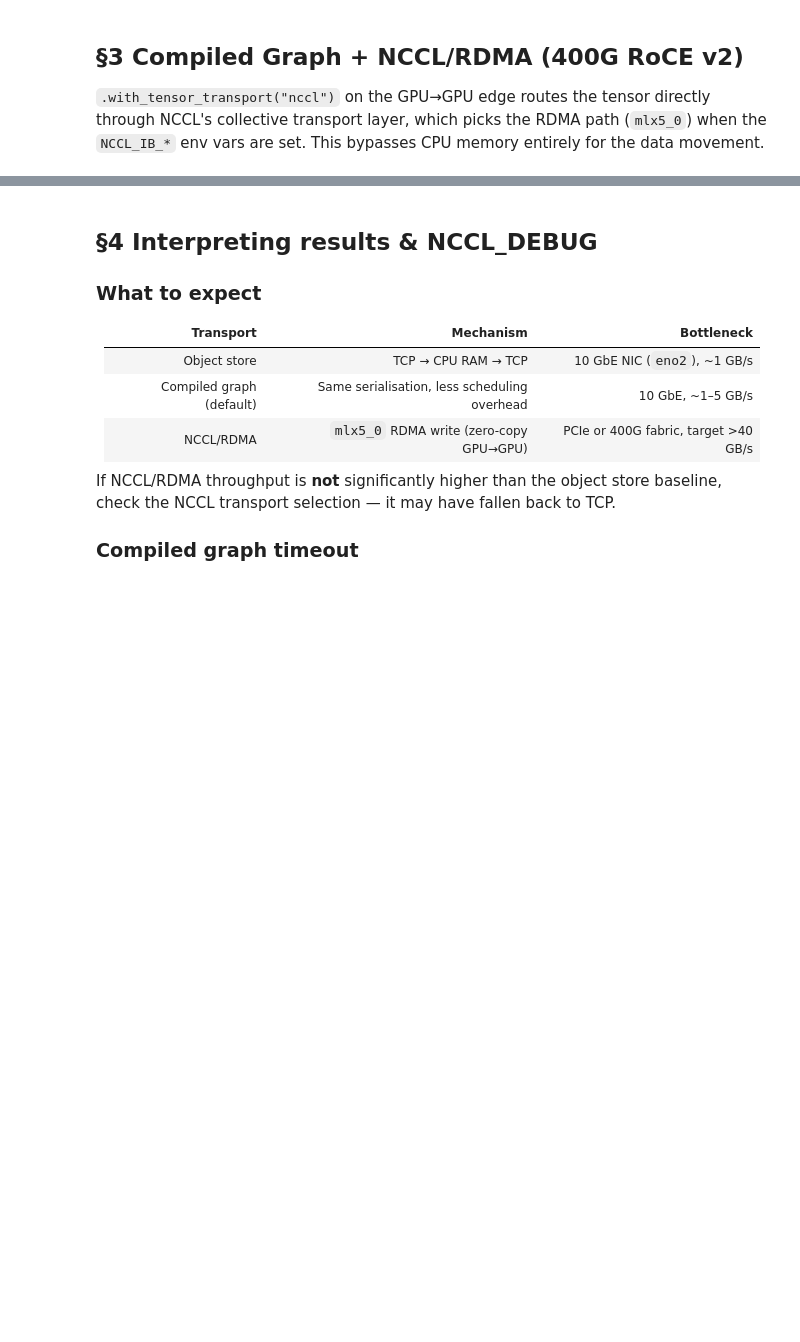
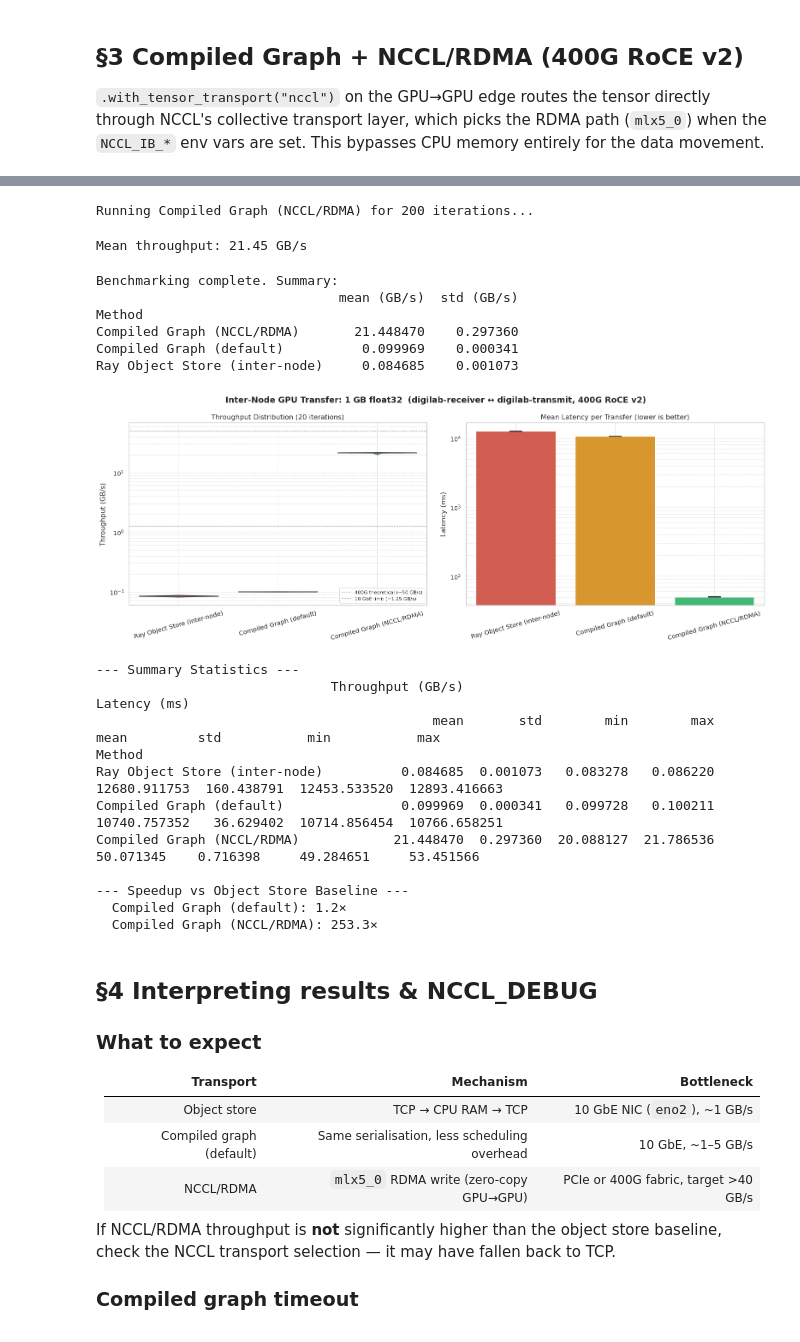
Before and after one commit to panoseti/panoseti_analysis, a Jupyter notebook: notebooks/benchmark/perf.ipynb, the cells around one changed output, grey strips where cells are left out. Cells and saved outputs as stored; diff of their text form; code cells hidden in the pictures; blank space fills up the shorter version.

```diff
--- a/notebooks/benchmark/perf.ipynb
+++ b/notebooks/benchmark/perf.ipynb
@@ -242,4 +263,4 @@ def benchmark_object_store(iterations=20):
     return pd.DataFrame(records)
 
 
-df_baseline = benchmark_object_store(iterations=2)
+df_baseline = benchmark_object_store(iterations=10)
@@ -295,6 +321,6 @@ def benchmark_compiled_graph_default(iterations=20):
         )
     return pd.DataFrame(records)
 
-df_default = benchmark_compiled_graph_default(iterations=2)
+df_default = benchmark_compiled_graph_default(iterations=10)
 print(f"Mean throughput: {df_default['Throughput (GB/s)'].mean():.2f} GB/s")
-compiled_dag_default.teardown()
+# compiled_dag_default.teardown()
@@ -344,12 +412,17 @@ def benchmark_compiled_graph_nccl(iterations=20):
     return pd.DataFrame(records)
 
 
-df_nccl = benchmark_compiled_graph_nccl(iterations=20)
+df_nccl = benchmark_compiled_graph_nccl(iterations=200)
 print(f"Mean throughput: {df_nccl['Throughput (GB/s)'].mean():.2f} GB/s")
-compiled_dag_nccl.teardown()
+# compiled_dag_nccl.teardown(kill_actors=True)
+# %% [output]
+Running Compiled Graph (NCCL/RDMA) for 200 iterations...
+Mean throughput: 21.45 GB/s
 # %%
-# df_results = pd.concat([df_baseline, df_default, df_nccl], ignore_index=True)
-df_results = pd.concat([df_nccl], ignore_index=True)
+df_results = pd.concat([df_baseline, df_default, df_nccl], ignore_index=True)
+# df_results = pd.concat([df_baseline, df_nccl], ignore_index=True)
+# df_results = pd.concat([df_nccl], ignore_index=True)
+
 
 print("\nBenchmarking complete. Summary:")
 print(
@@ -358,6 +431,13 @@ print(
     .rename(columns={"mean": "mean (GB/s)", "std": "std (GB/s)"})
     .to_string()
 )
+# %% [output]
+Benchmarking complete. Summary:
+                               mean (GB/s)  std (GB/s)
+Method
+Compiled Graph (NCCL/RDMA)       21.448470    0.297360
+Compiled Graph (default)          0.099969    0.000341
+Ray Object Store (inter-node)     0.084685    0.001073
 # %%
 PALETTE = {
     "Ray Object Store (inter-node)": "#e74c3c",
@@ -379,15 +459,18 @@ sns.violinplot(
     y="Throughput (GB/s)",
     ax=axes[0],
     palette=PALETTE,
+    hue="Method",
     inner="quartile",
     order=list(PALETTE.keys()),
 )
 axes[0].set_title("Throughput Distribution (20 iterations)")
 axes[0].set_ylabel("Throughput (GB/s)")
+axes[0].set_yscale('log')
 axes[0].set_xlabel("")
 axes[0].tick_params(axis="x", rotation=15)
 axes[0].axhline(50.0, color="steelblue", linestyle=":", lw=1.0, label="400G theoretical (~50 GB/s)")
 axes[0].axhline(1.25, color="gray", linestyle="--", lw=0.8, label="10 GbE limit (~1.25 GB/s)")
+axes[0].grid(True, which='both', linestyle='--', linewidth=0.5)
 axes[0].legend(fontsize=8)
 
 # Latency bar
@@ -397,34 +480,51 @@ sns.barplot(
     y="Latency (ms)",
     ax=axes[1],
     palette=PALETTE,
+    hue="Method",
     order=list(PALETTE.keys()),
     capsize=0.12,
     err_kws={"linewidth": 1.5},
 )
 axes[1].set_title("Mean Latency per Transfer (lower is better)")
 axes[1].set_ylabel("Latency (ms)")
+axes[1].set_yscale('log')
 axes[1].set_xlabel("")
+axes[1].grid(True, which='both', linestyle='--', linewidth=0.5)
+# axes[1].minorticks_on()
 axes[1].tick_params(axis="x", rotation=15)
 
 plt.tight_layout()
 plt.show()
 
 print("\n--- Summary Statistics ---")
 summary = (
     df_results.groupby("Method")[["Throughput (GB/s)", "Latency (ms)"]]
     .agg(["mean", "std", "min", "max"])
     .reindex(list(PALETTE.keys()))
 )
 print(summary.to_string())
 
 # Speedup factors vs object store baseline
 base_mean = df_results[df_results["Method"] == "Ray Object Store (inter-node)"][
     "Throughput (GB/s)"
 ].mean()
 print("\n--- Speedup vs Object Store Baseline ---")
 for method in list(PALETTE.keys())[1:]:
     m = df_results[df_results["Method"] == method]["Throughput (GB/s)"].mean()
     print(f"  {method}: {m / base_mean:.1f}×")
+# %% [output]
+[figure, added]
+--- Summary Statistics ---
+                              Throughput (GB/s)                                  Latency (ms)
+                                           mean       std        min        max          mean         std           min           max
+Method
+Ray Object Store (inter-node)          0.084685  0.001073   0.083278   0.086220  12680.911753  160.438791  12453.533520  12893.416663
+Compiled Graph (default)               0.099969  0.000341   0.099728   0.100211  10740.757352   36.629402  10714.856454  10766.658251
+Compiled Graph (NCCL/RDMA)            21.448470  0.297360  20.088127  21.786536     50.071345    0.716398     49.284651     53.451566
+
+--- Speedup vs Object Store Baseline ---
+  Compiled Graph (default): 1.2×
+  Compiled Graph (NCCL/RDMA): 253.3×
 # %% [markdown]
 ## §4 Interpreting results & NCCL_DEBUG
 
```
Also changed, not shown: parts of 8 cells of this notebook.
